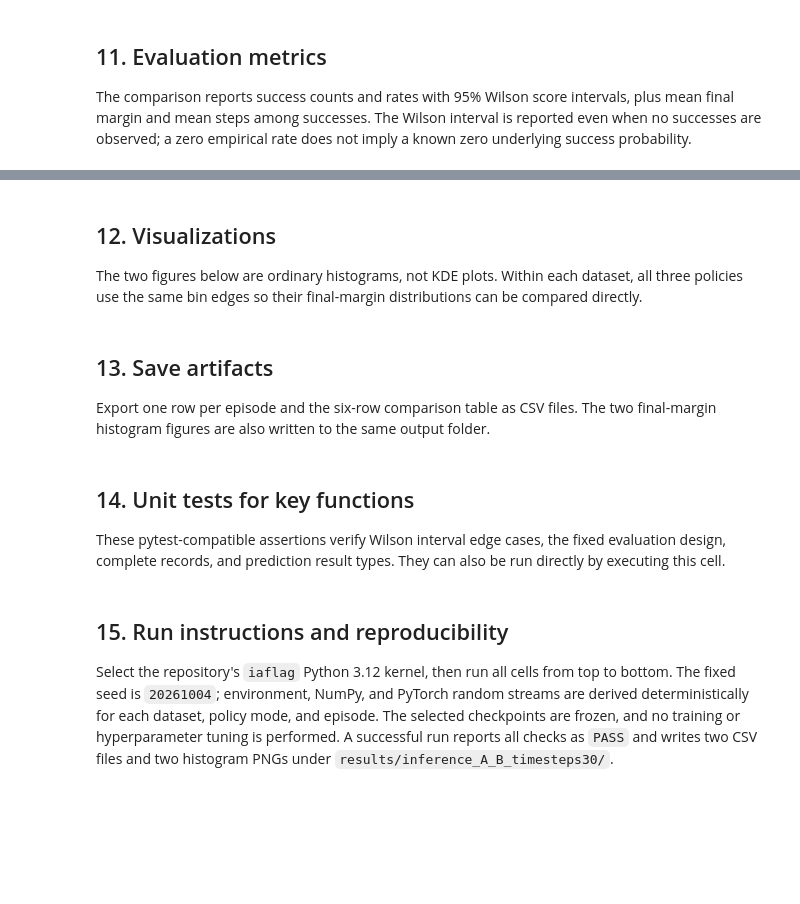
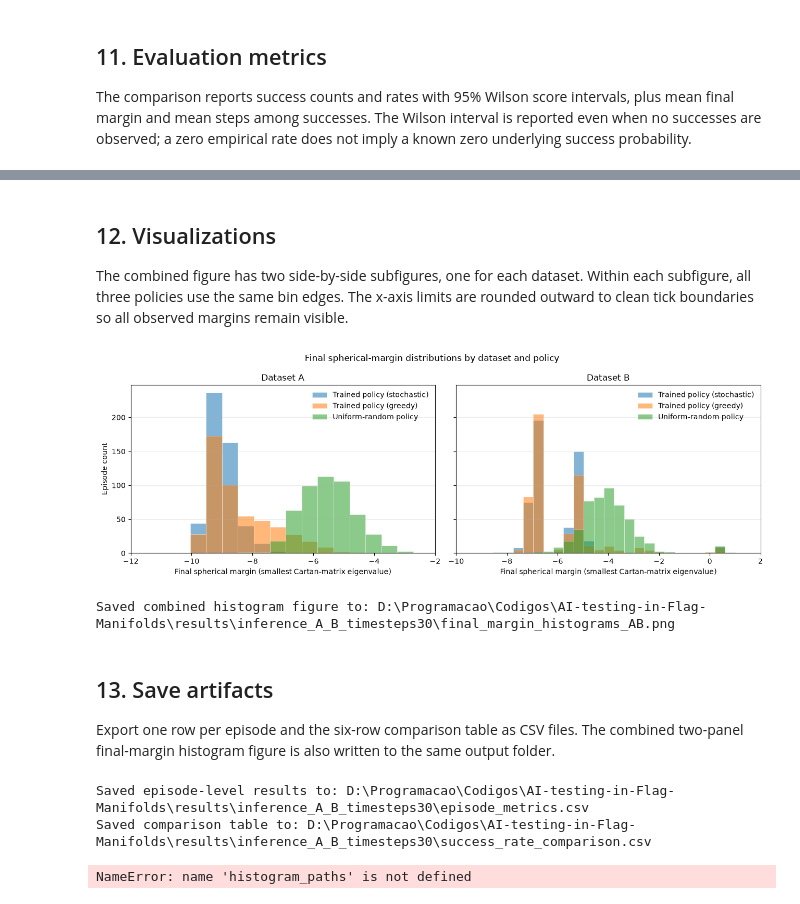
Before and after one commit to Caioriqui/AI-testing-in-Flag-Manifolds, a Jupyter notebook: notebooks/04_inference_A_B_timesteps30.ipynb, the cells around one changed output, grey strips where cells are left out. Saved outputs shown, nothing was run; the diff lists cells and outputs as text; code cells hidden in the pictures; blank space fills up the shorter version.

```diff
--- a/notebooks/04_inference_A_B_timesteps30.ipynb
+++ b/notebooks/04_inference_A_B_timesteps30.ipynb
@@ -25,10 +23,10 @@ from importlib import metadata
 from pathlib import Path
 
 project_root = Path.cwd().resolve()
-while not (project_root / "src_old").exists() and project_root != project_root.parent:
+while not (project_root / "src").exists() and project_root != project_root.parent:
     project_root = project_root.parent
-if not (project_root / "src_old").exists():
-    raise FileNotFoundError("Could not locate the project root containing src_old/ (frozen old API).")
+if not (project_root / "src").exists():
+    raise FileNotFoundError("Could not locate the project root containing src/")
 if str(project_root) not in sys.path:
     sys.path.insert(0, str(project_root))
 
@@ -405,53 +417,65 @@ display(summary[[
 # %% [markdown]
 ## 12. Visualizations
 
-The two figures below are ordinary histograms, not KDE plots. Within each dataset, all three policies use the same bin edges so their final-margin distributions can be compared directly.
+The combined figure has two side-by-side subfigures, one for each dataset. Within each subfigure, all three policies use the same bin edges. The x-axis limits are rounded outward to clean tick boundaries so all observed margins remain visible.
 # %%
+from matplotlib.ticker import MaxNLocator
+
 policy_labels = {
     "stochastic": "Trained policy (stochastic)",
     "greedy": "Trained policy (greedy)",
     "random": "Uniform-random policy",
 }
 policy_colors = {"stochastic": "tab:blue", "greedy": "tab:orange", "random": "tab:green"}
 
-histogram_paths = []
-for dataset_code in DATASET_CODES:
+fig, axes = plt.subplots(1, len(DATASET_CODES), figsize=(13, 4.5), sharey=True)
+for ax, dataset_code in zip(axes, DATASET_CODES):
     dataset_episodes = episodes.loc[episodes["dataset"] == dataset_code]
     margins_by_mode = [
         dataset_episodes.loc[dataset_episodes["policy_mode"] == mode, "final_margin"].to_numpy()
         for mode in POLICY_MODES
     ]
     all_margins = np.concatenate(margins_by_mode)
     bin_edges = np.histogram_bin_edges(all_margins, bins="auto")
     if len(bin_edges) < 2 or np.allclose(bin_edges[0], bin_edges[-1]):
         center = float(all_margins[0])
         bin_edges = np.linspace(center - 0.5, center + 0.5, 11)
 
-    fig, ax = plt.subplots(figsize=(9, 5.5))
     for mode, margins in zip(POLICY_MODES, margins_by_mode):
         ax.hist(
             margins,
             bins=bin_edges,
             alpha=0.55,
             label=policy_labels[mode],
             color=policy_colors[mode],
             edgecolor="white",
             linewidth=0.5,
         )
-    ax.set_title(f"Final spherical-margin distribution — Dataset {dataset_code}")
+    ax.set_title(f"Dataset {dataset_code}")
     ax.set_xlabel("Final spherical margin (smallest Cartan-matrix eigenvalue)")
-    ax.set_ylabel("Episode count")
     ax.grid(axis="y", alpha=0.25)
+
+    # Round the displayed range outward to clean tick boundaries without clipping data.
+    locator = MaxNLocator(nbins=6, steps=[1, 2, 5, 10])
+    tick_bounds = locator.tick_values(float(all_margins.min()), float(all_margins.max()))
+    ax.set_xlim(tick_bounds[0], tick_bounds[-1])
+    ax.xaxis.set_major_locator(locator)
     ax.legend(frameon=False)
-    fig.tight_layout()
-    figure_path = results_dir / f"final_margin_histogram_{dataset_code}.png"
-    fig.savefig(figure_path, dpi=200, bbox_inches="tight")
-    histogram_paths.append(figure_path)
-    plt.show()
+
+axes[0].set_ylabel("Episode count")
+fig.suptitle("Final spherical-margin distributions by dataset and policy")
+fig.tight_layout()
+figure_path = results_dir / "final_margin_histograms_AB.png"
+fig.savefig(figure_path, dpi=200, bbox_inches="tight")
+plt.show()
+print(f"Saved combined histogram figure to: {figure_path}")
+# %% [output]
+[figure, added]
+Saved combined histogram figure to: D:\Programacao\Codigos\AI-testing-in-Flag-Manifolds\results\inference_A_B_timesteps30\final_margin_histograms_AB.png
 # %% [markdown]
 ## 13. Save artifacts
 
-Export one row per episode and the six-row comparison table as CSV files. The two final-margin histogram figures are also written to the same output folder.
+Export one row per episode and the six-row comparison table as CSV files. The combined two-panel final-margin histogram figure is also written to the same output folder.
 # %%
 episode_csv = results_dir / "episode_metrics.csv"
 summary_csv = results_dir / "success_rate_comparison.csv"
@@ -462,7 +486,7 @@ print(f"Saved episode-level results to: {episode_csv}")
 print(f"Saved comparison table to: {summary_csv}")
 for figure_path in histogram_paths:
     print(f"Saved histogram to: {figure_path}")
+# %% [output]
+Saved episode-level results to: D:\Programacao\Codigos\AI-testing-in-Flag-Manifolds\results\inference_A_B_timesteps30\episode_metrics.csv
+Saved comparison table to: D:\Programacao\Codigos\AI-testing-in-Flag-Manifolds\results\inference_A_B_timesteps30\success_rate_comparison.csv
+NameError: name 'histogram_paths' is not defined
-# %% [markdown]
-## 14. Unit tests for key functions
-
-These pytest-compatible assertions verify Wilson interval edge cases, the fixed evaluation design, complete records, and prediction result types. They can also be run directly by executing this cell.
@@ -506,4 +492,0 @@ if not all_checks_passed:
-# %% [markdown]
-## 15. Run instructions and reproducibility
-
-Select the repository's `iaflag` Python 3.12 kernel, then run all cells from top to bottom. The fixed seed is `20261004`; environment, NumPy, and PyTorch random streams are derived deterministically for each dataset, policy mode, and episode. The selected checkpoints are frozen, and no training or hyperparameter tuning is performed. A successful run reports all checks as `PASS` and writes two CSV files and two histogram PNGs under `results/inference_A_B_timesteps30/`.
```
Also changed, not shown: parts of 7 cells of this notebook.
